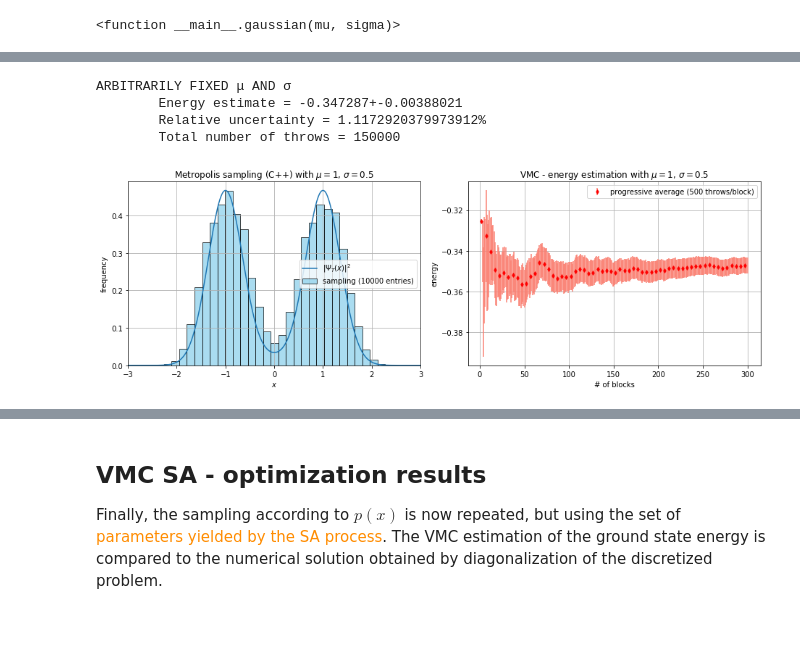
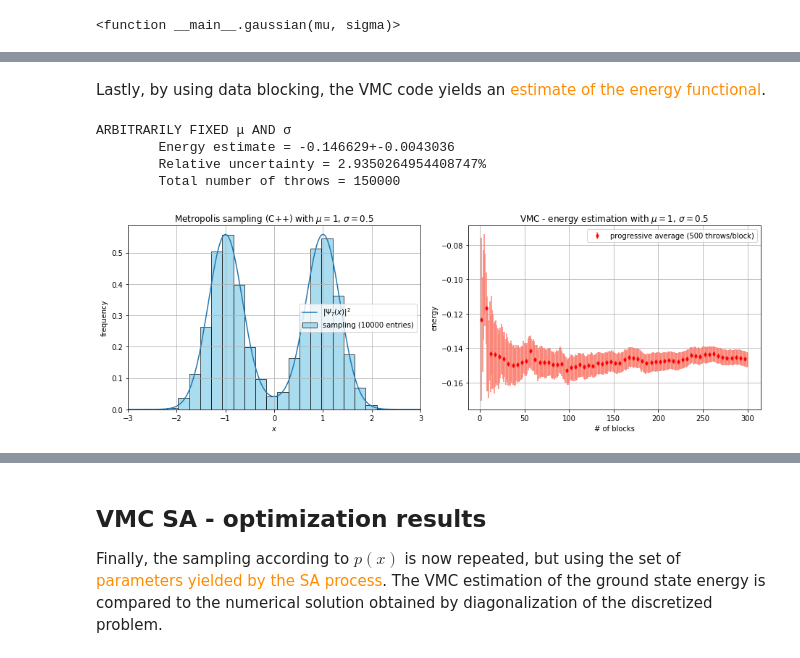
Before and after one commit to Carini108/various, a Jupyter notebook: lez08/work08/Exercises08_Carini.ipynb, the cells around one changed output, grey strips where cells are left out. Cells and saved outputs as stored; diff of their text form; code cells hidden in the pictures; blank space fills up the shorter version.

```diff
--- a/lez08/work08/Exercises08_Carini.ipynb
+++ b/lez08/work08/Exercises08_Carini.ipynb
@@ -162,3 +271,5 @@ Lastly, by using data blocking, the VMC code yields an <font color="darkorange">
+# %% [markdown]
+Lastly, by using data blocking, the VMC code yields an <font color="darkorange">estimate of the energy functional</font>.
 # %%
 import matplotlib.pyplot as plt
 import numpy as np
@@ -180,7 +291,7 @@ with open('extracted.dat', 'r') as file:
 
 # plot histogram and function
 plt.subplot(1, 2, 1)
-n, bins, patches = plt.hist(data, bins=30, edgecolor='black', color='skyblue', alpha=0.7, density=True, label=f'sampling ({len(data)} entries)')
+n, bins, patches = plt.hist(data, bins=20, edgecolor='black', color='skyblue', alpha=0.7, density=True, label=f'sampling ({len(data)} entries)')
 x_values = np.linspace(-10, 10, 1000) # generate x values
 y_values = square_modulus(x_values, m, s) # y is the square modulus of psi_trial
 plt.plot(x_values, y_values * max(n), label='$|\Psi_T(x)|^2$')  # normalized to the maximum bin height
@@ -199,36 +310,36 @@ with open('sigma_ene_integr.dat', 'r') as file:
 with open('ave_ene_integr.dat', 'r') as file:
     ave_data = [float(line.strip()) for line in file]
 x_blocks = np.arange(2, len(ave_data) + 2)
 # must be priorly known
 throws = 500
 err = errors[-1]
 mean_energy = ave_data[-1]
 # scatter plot with error bars
 plt.subplot(1, 2, 2)
 plt.errorbar(x_blocks, ave_data, yerr=errors, fmt='d', markersize='4', markevery=5, color='red', ecolor='salmon', label=f'progressive average ({throws} throws/block)')
 plt.xlabel('# of blocks')
 plt.ylabel('energy')
 plt.title(f'VMC - energy estimation with $\mu={m}$, $\sigma={s}$')
 plt.legend()
 plt.grid(True)
 
 # print the estimate
 print('ARBITRARILY FIXED \u03BC AND \u03C3')
 print(f'\tEnergy estimate = {mean_energy}+-{err}')
 print(f'\tRelative uncertainty = {abs(err/mean_energy)*100.}%')
 print(f'\tTotal number of throws = {throws*x_blocks[-1]}')
 
 ##############################################################
 
 # plot both
 plt.tight_layout()
 plt.show()
 # %% [output]
 ARBITRARILY FIXED μ AND σ
-        Energy estimate = -0.347287+-0.00388021
-        Relative uncertainty = 1.1172920379973912%
+        Energy estimate = -0.146629+-0.0043036
+        Relative uncertainty = 2.9350264954408747%
         Total number of throws = 150000
-[figure, old version]
+[figure, new version]
 # %% [markdown]
 # <span style="color:darkorange"> 08.2: Parameters optimization </span>
 
```
Also changed, not shown: parts of 9 cells of this notebook, 17 other files.
